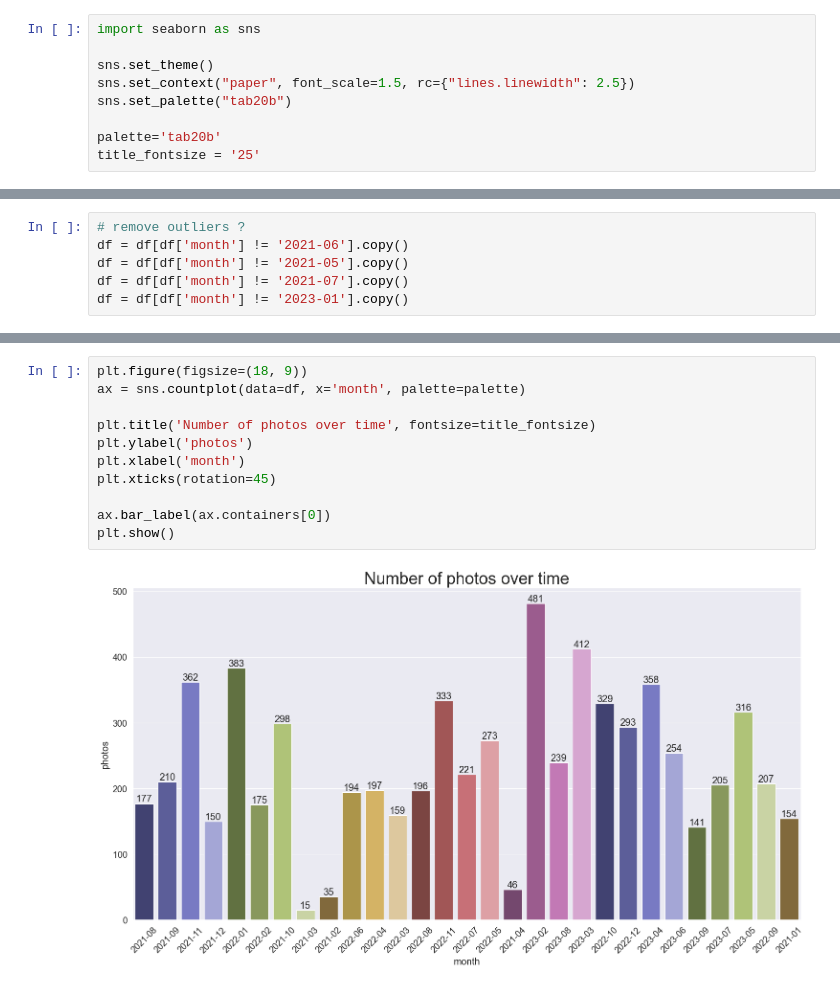
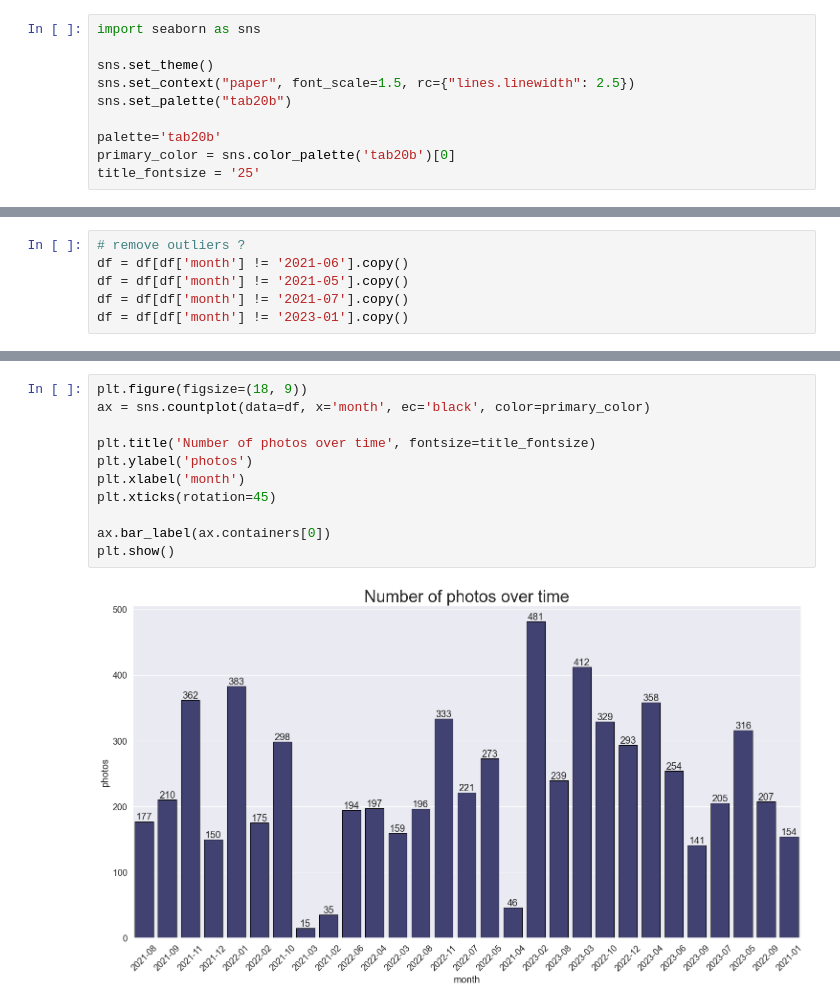
Before and after one commit to micheledinelli/aculei-ai, a Jupyter notebook: notebooks/insights.ipynb, the cells around one changed output, grey strips where cells are left out. Cells and saved outputs as stored; diff of their text form.

```diff
--- a/notebooks/insights.ipynb
+++ b/notebooks/insights.ipynb
@@ -13,6 +13,7 @@ sns.set_context("paper", font_scale=1.5, rc={"lines.linewidth": 2.5})
 sns.set_palette("tab20b")
 
 palette='tab20b'
+primary_color = sns.color_palette('tab20b')[0]
 title_fontsize = '25'
 # %%
 image_folder_path = '../images/aculei-images/'
@@ -173,17 +176,17 @@ plt.show()
 [figure]
 # %%
 plt.figure(figsize=(18, 9))
-ax = sns.countplot(data=df, x='month', palette=palette)
+ax = sns.countplot(data=df, x='month', ec='black', color=primary_color)
 
 plt.title('Number of photos over time', fontsize=title_fontsize)
 plt.ylabel('photos')
 plt.xlabel('month')
 plt.xticks(rotation=45)
 
 ax.bar_label(ax.containers[0])
 plt.show()
 # %% [output]
-[figure, old version]
+[figure, new version]
 # %%
 plt.figure(figsize=(18, 9))
 
```
Also changed, not shown: parts of 13 cells of this notebook, 3 other files.
